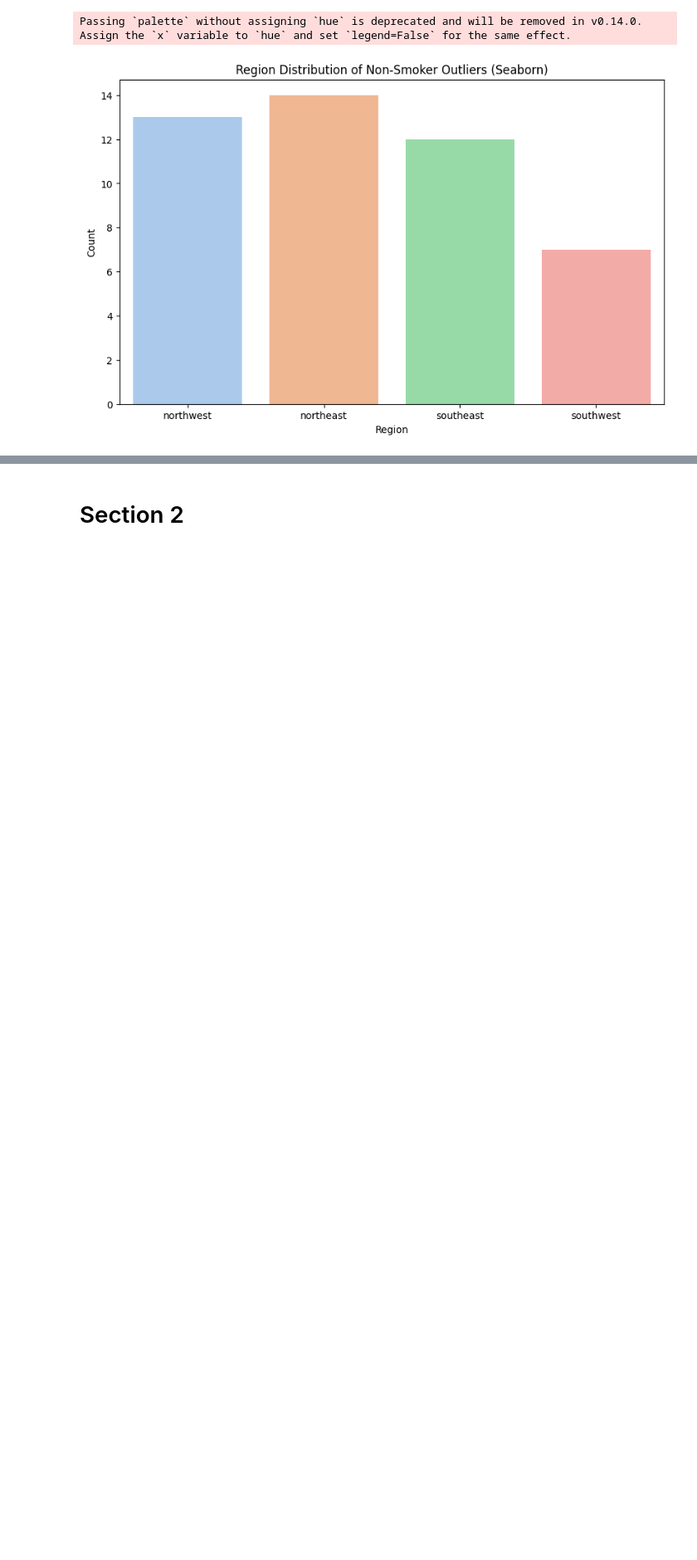
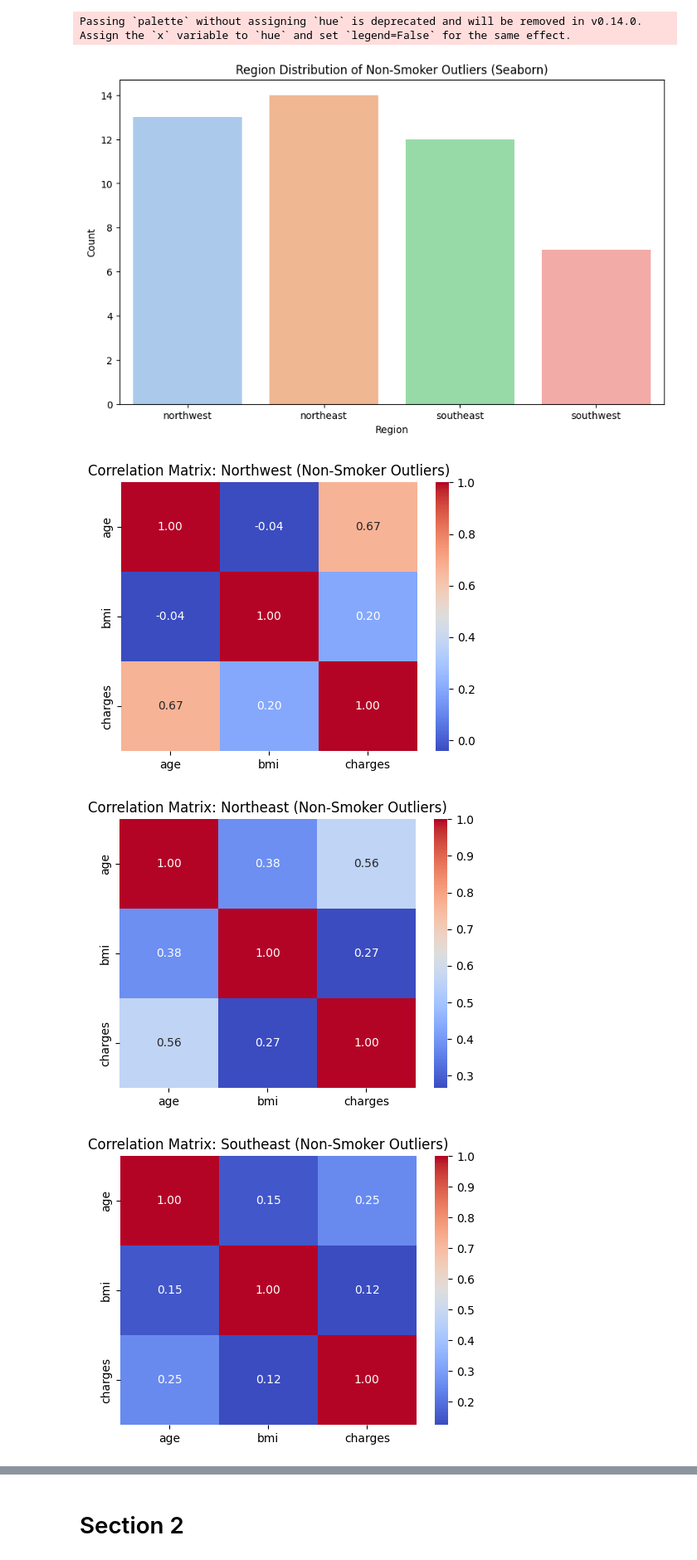
Before and after one commit to Khoi412/Hackathon1_Healthcare_Insurance_Cost_Analysis, a Jupyter notebook: jupyter_notebooks/Healthcare_insurance.ipynb, the cells around one changed output, grey strips where cells are left out. Shown at 83% size. Cells and saved outputs as stored; diff of their text form; code cells hidden in the pictures; blank space fills up the shorter version.

```diff
--- a/jupyter_notebooks/Healthcare_insurance.ipynb
+++ b/jupyter_notebooks/Healthcare_insurance.ipynb
@@ -345,3 +414,19 @@ pio.show(fig)
 [figure]
 Passing `palette` without assigning `hue` is deprecated and will be removed in v0.14.0. Assign the `x` variable to `hue` and set `legend=False` for the same effect.
 [figure]
+# %%
+regions = ns_outliers['region'].unique()
+
+for region in regions:
+    region_data = ns_outliers[ns_outliers['region'] == region][['age', 'bmi', 'charges']]
+    corr = region_data.corr()
+
+    plt.figure(figsize=(5, 4))
+    sns.heatmap(corr, annot=True, cmap='coolwarm', fmt='.2f')
+    plt.title(f'Correlation Matrix: {region.title()} (Non-Smoker Outliers)')
+    plt.tight_layout()
+    plt.show()
+# %% [output]
+[figure, added]
+[figure, added]
+[figure, added]
```
Also changed, not shown: parts of 25 cells of this notebook.
